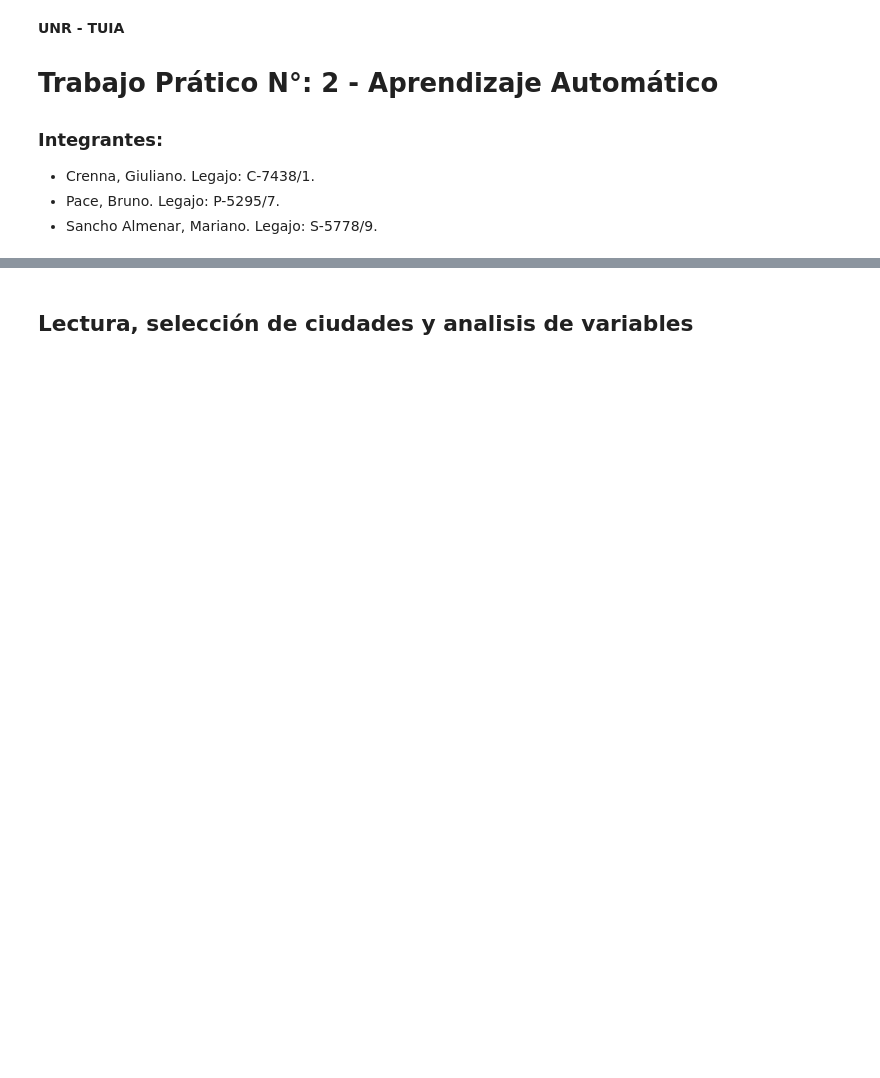
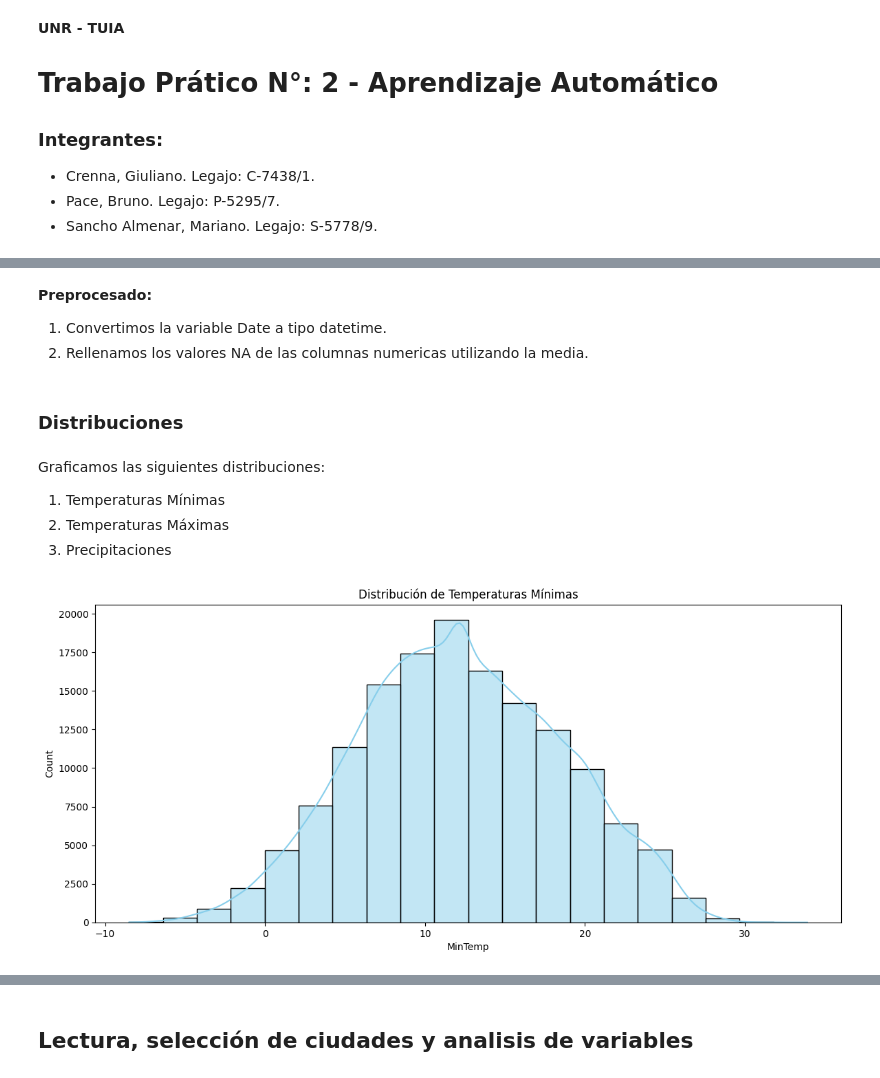
Before and after one commit to bpace1/AA1-TUIA-Crenna-Pace-SanchoAlmenar, a Jupyter notebook: TP-clasificacion-AA1.ipynb, the cells around one changed output, grey strips where cells are left out. Saved outputs shown, nothing was run; the diff lists cells and outputs as text; code cells hidden in the pictures; blank space fills up the shorter version.

```diff
--- a/TP-clasificacion-AA1.ipynb
+++ b/TP-clasificacion-AA1.ipynb
@@ -34,0 +44,5 @@ warnings.filterwarnings('ignore')
+# %%
+df: pd.DataFrame = pd.read_csv(DATASET_PATH)
+# %%
+random.seed(42)
+choosen_cities: List[str] = random.sample(df['Location'].unique().tolist(), k=10)
@@ -34,0 +51,27 @@ warnings.filterwarnings('ignore')
+# %% [markdown]
+**Preprocesado:**
+1. Convertimos la variable Date a tipo datetime.
+2. Rellenamos los valores NA de las columnas numericas utilizando la media.
+# %%
+if 'Date' in df.columns:
+    df['Date'] = pd.to_datetime(df['Date'], errors='coerce')
+# %%
+for column in df.columns:
+    if pd.api.types.is_numeric_dtype(df[column]):
+        df[column].fillna(df[column].mean(), inplace=True)
+    elif pd.api.types.is_object_dtype(df[column]):
+        df[column].fillna('Desc', inplace=True)
+# %% [markdown]
+### Distribuciones
+# %% [markdown]
+Graficamos las siguientes distribuciones:
+1. Temperaturas Mínimas
+2. Temperaturas Máximas
+3. Precipitaciones
+# %%
+plt.figure(figsize=(14, 6))
+sns.histplot(df['MinTemp'], bins=20, color='skyblue', kde=True)
+plt.title("Distribución de Temperaturas Mínimas")
+plt.show()
+# %% [output]
+[figure, added]
```
Also changed, not shown: parts of 51 cells of this notebook, 2 other files.
